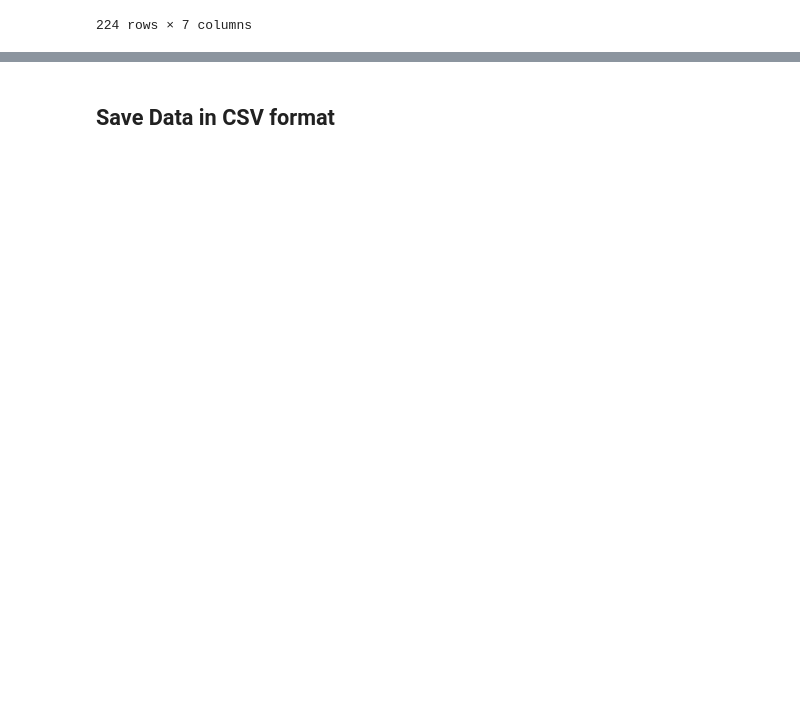
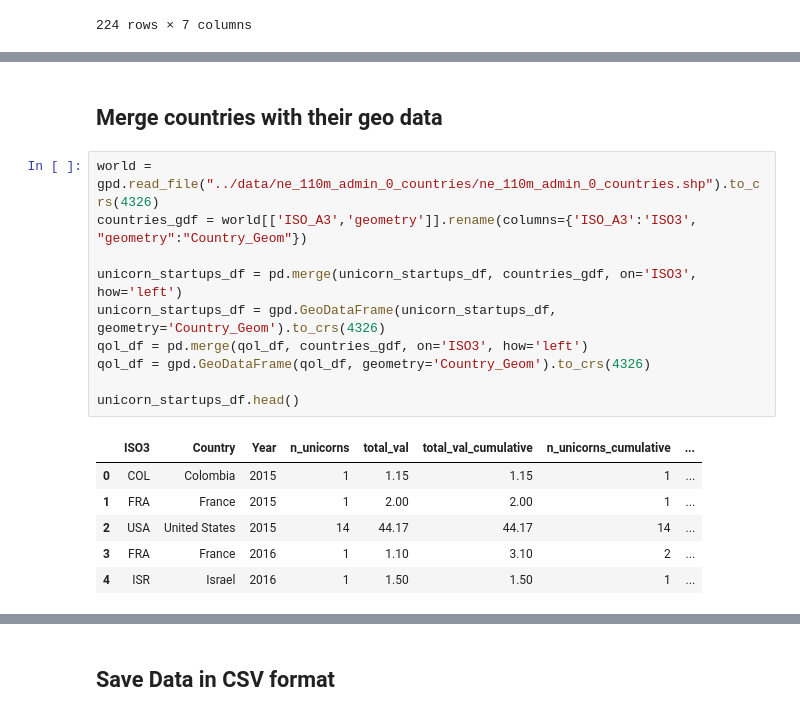
Before and after one commit to dalnakeb/Information_Visualisation_Project, a Jupyter notebook: notebooks/preprocessing.ipynb, the cells around one changed output, grey strips where cells are left out. Drawn from its saved outputs; the diff is of its cells as text; blank space fills up the shorter version.

```diff
--- a/notebooks/preprocessing.ipynb
+++ b/notebooks/preprocessing.ipynb
@@ -330,0 +379,19 @@ qol_df
+# %% [markdown]
+## Merge countries with their geo data
+# %%
+world = gpd.read_file("../data/ne_110m_admin_0_countries/ne_110m_admin_0_countries.shp").to_crs(4326)
+countries_gdf = world[['ISO_A3','geometry']].rename(columns={'ISO_A3':'ISO3', "geometry":"Country_Geom"})
+
+unicorn_startups_df = pd.merge(unicorn_startups_df, countries_gdf, on='ISO3', how='left')
+unicorn_startups_df = gpd.GeoDataFrame(unicorn_startups_df, geometry='Country_Geom').to_crs(4326)
+qol_df = pd.merge(qol_df, countries_gdf, on='ISO3', how='left')
+qol_df = gpd.GeoDataFrame(qol_df, geometry='Country_Geom').to_crs(4326)
+
+unicorn_startups_df.head()
+# %% [output]
+|  | ISO3 | Country | Year | n_unicorns | total_val | total_val_cumulative | n_unicorns_cumulative | ... |
+| 0 | COL | Colombia | 2015 | 1 | 1.15 | 1.15 | 1 | ... |
+| 1 | FRA | France | 2015 | 1 | 2.00 | 2.00 | 1 | ... |
+| 2 | USA | United States | 2015 | 14 | 44.17 | 44.17 | 14 | ... |
+| 3 | FRA | France | 2016 | 1 | 1.10 | 3.10 | 2 | ... |
+| 4 | ISR | Israel | 2016 | 1 | 1.50 | 1.50 | 1 | ... |
```
Also changed, not shown: parts of 19 cells of this notebook, 2 other files.
